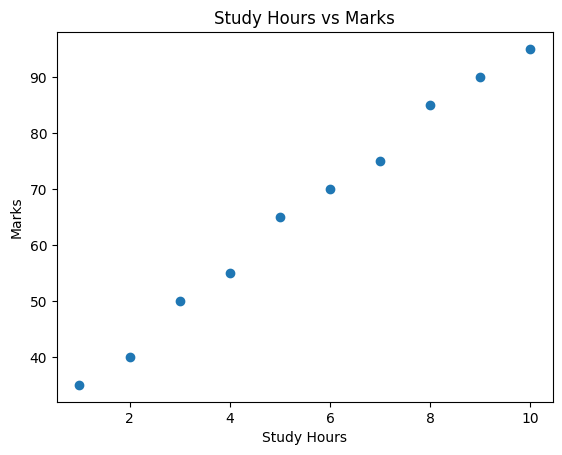
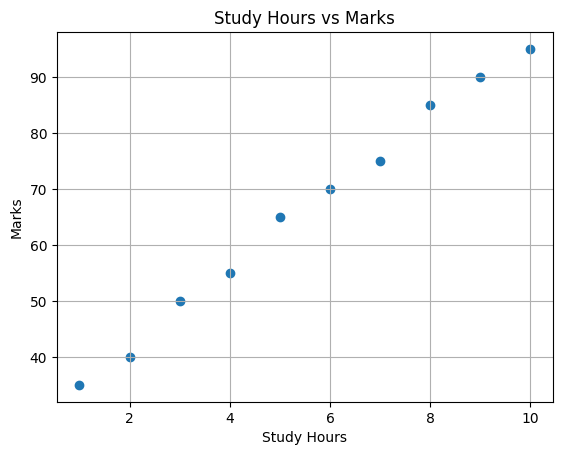
Unified diff of the notebook cell whose output changed from the first chart to the second:
--- before
+++ after
@@ -22,4 +22,5 @@
 
 plt.ylabel("Marks")
+plt.grid()
 
 plt.show()

Commit: Scatter_Plot